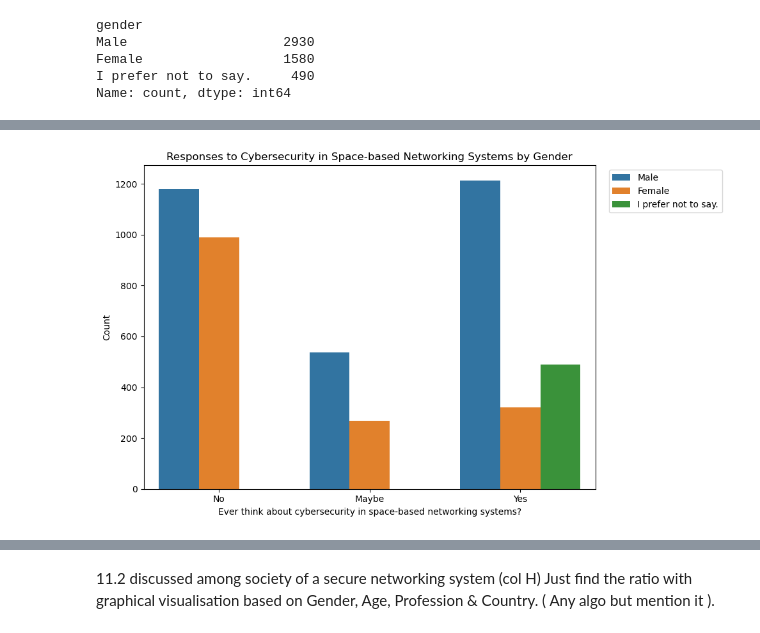
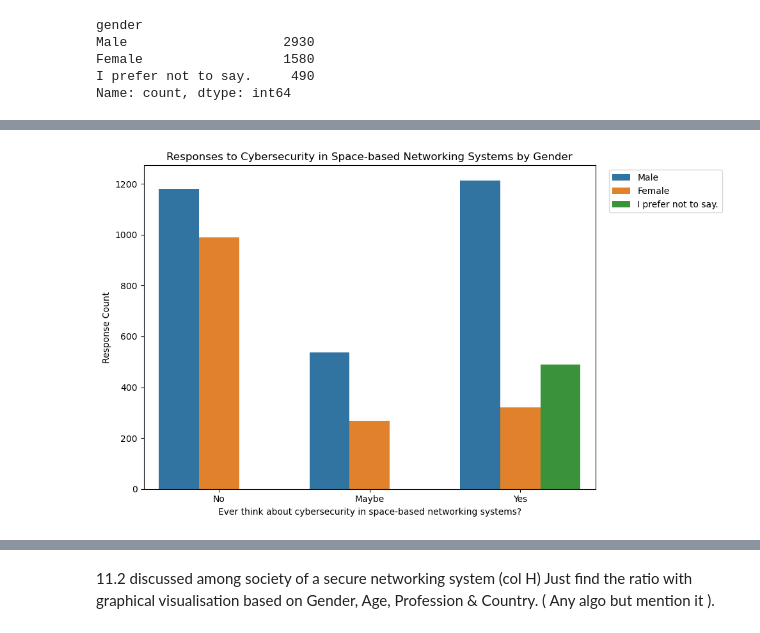
Before and after one commit to ihsanulcode/networking-systems-data-analysis, a Jupyter notebook: Notebook_2_Graphical_Visualization.ipynb, the cells around one changed output, grey strips where cells are left out. Saved outputs shown, nothing was run; the diff lists cells and outputs as text; code cells hidden in the pictures.

Commit message:
plots added

```diff
--- a/Notebook_2_Graphical_Visualization.ipynb
+++ b/Notebook_2_Graphical_Visualization.ipynb
@@ -71,16 +86,16 @@ Name: count, dtype: int64
 # %%
 # by gender
 plt.figure(figsize=(10, 6))
 sns.countplot(data=df, x="ever_think_about_cybsec_space-based_netw_sys", hue="gender")
 plt.title("Responses to Cybersecurity in Space-based Networking Systems by Gender")
 plt.xlabel("Ever think about cybersecurity in space-based networking systems?")
-plt.ylabel("Count")
+plt.ylabel("Response Count")
 # Set legend position
 plt.legend(loc='upper left', bbox_to_anchor=(1.02, 1))
 save_fig("by_gender", subfolder="11.1")
 plt.show()
 # %% [output]
-[figure, old version]
+[figure, new version]
 # %%
 # by age
 plt.figure(figsize=(10, 6))
```
Also changed, not shown: parts of 4 cells of this notebook, 1 other file.
